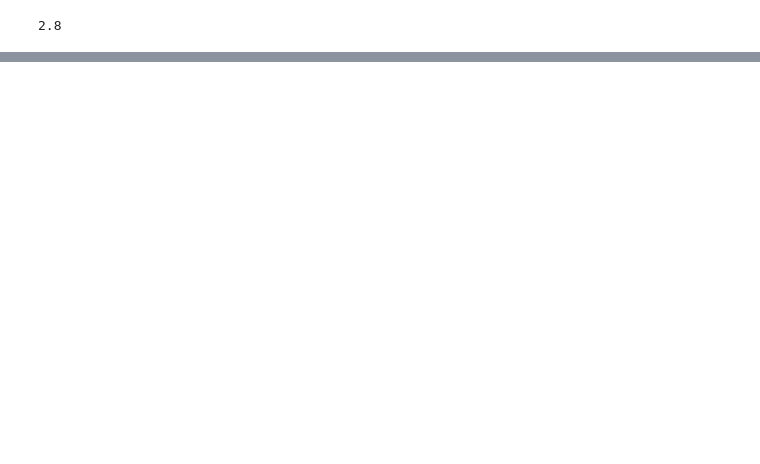
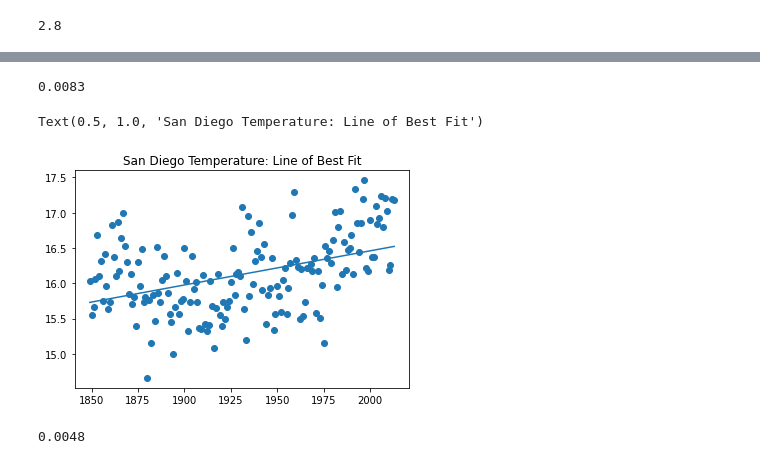
Before and after one commit to parcheesime/Temperature-Trends, a Jupyter notebook: temperature-trends.ipynb, the cells around one changed output, grey strips where cells are left out. Cells and saved outputs as stored; diff of their text form; code cells hidden in the pictures; blank space fills up the shorter version.

Commit message:
update temperature-trends

```diff
--- a/temperature-trends.ipynb
+++ b/temperature-trends.ipynb
@@ -132,0 +198,17 @@ plt.legend(('local ma', 'global ma'), loc='upper left')
+# %%
+round(a, 4)
+# %% [output]
+0.0083
+# %%
+c, d = np.polyfit(ldf['year'], ldf['avg_temp'], 1)
+# %%
+plt.scatter(ldf['year'], ldf['avg_temp'])
+plt.plot(ldf['year'], c*ldf['year']+d)
+plt.title('San Diego Temperature: Line of Best Fit')
+# %% [output]
+Text(0.5, 1.0, 'San Diego Temperature: Line of Best Fit')
+[figure, added]
+# %%
+round(c, 4)
+# %% [output]
+0.0048
```
Also changed, not shown: parts of 22 cells of this notebook.
